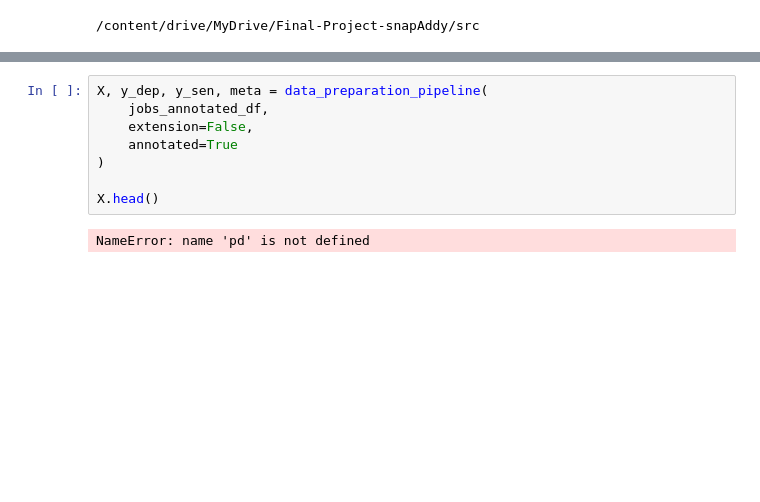
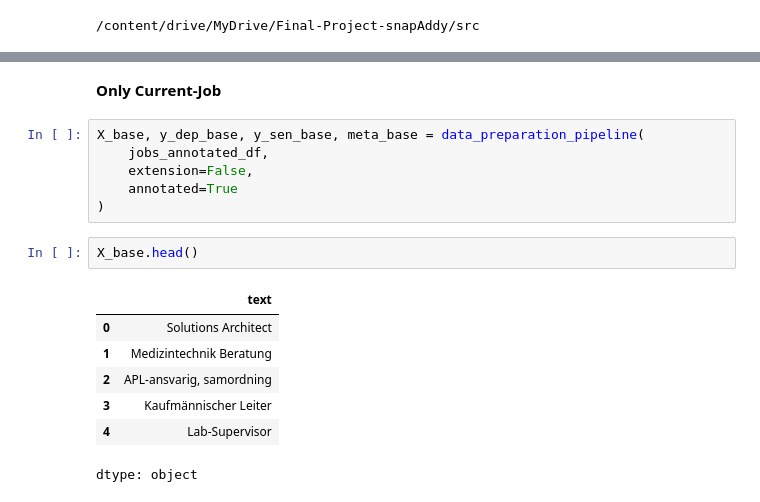
Before and after one commit to luisadosch/nlp-job-title-classification-benchmark-snapaddy, a Jupyter notebook: src/model-1-baseline.ipynb, the cells around one changed output, grey strips where cells are left out. Saved outputs shown, nothing was run; the diff lists cells and outputs as text; blank space fills up the shorter version.

```diff
--- a/src/model-1-baseline.ipynb
+++ b/src/model-1-baseline.ipynb
@@ -22,10 +121,18 @@ jobs_annotated_df = pd.read_csv("../data/jobs_annotated.csv")
+# %% [markdown]
+**Only Current-Job**
 # %%
-X, y_dep, y_sen, meta = data_preparation_pipeline(
+X_base, y_dep_base, y_sen_base, meta_base = data_preparation_pipeline(
     jobs_annotated_df,
     extension=False,
     annotated=True
 )
-
-X.head()
-# %% [output]
-NameError: name 'pd' is not defined
+# %%
+X_base.head()
+# %% [output]
+|  | text |
+| 0 | Solutions Architect |
+| 1 | Medizintechnik Beratung |
+| 2 | APL-ansvarig, samordning |
+| 3 | Kaufmännischer Leiter |
+| 4 | Lab-Supervisor |
+dtype: object
```
Also changed, not shown: parts of 37 cells of this notebook.
